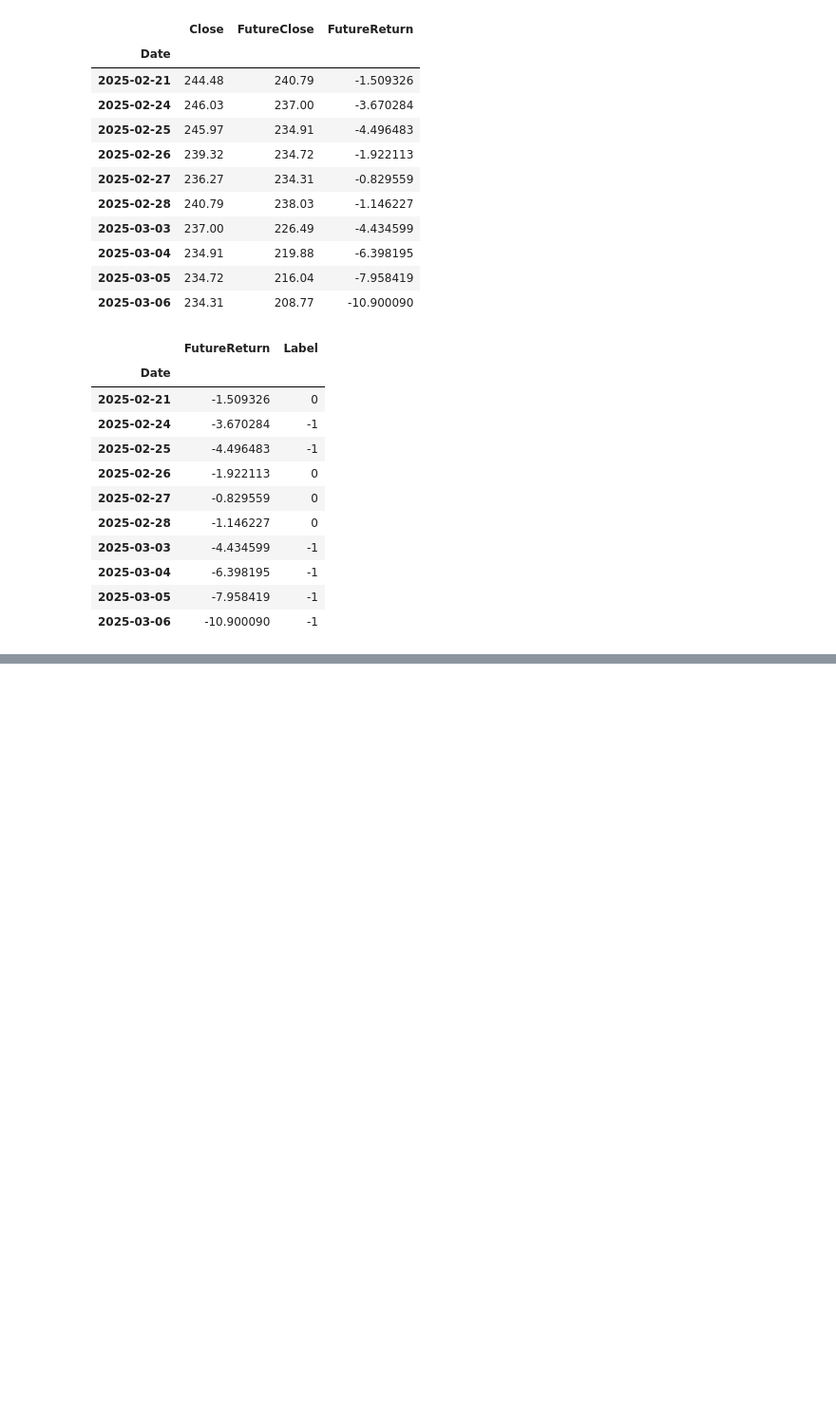
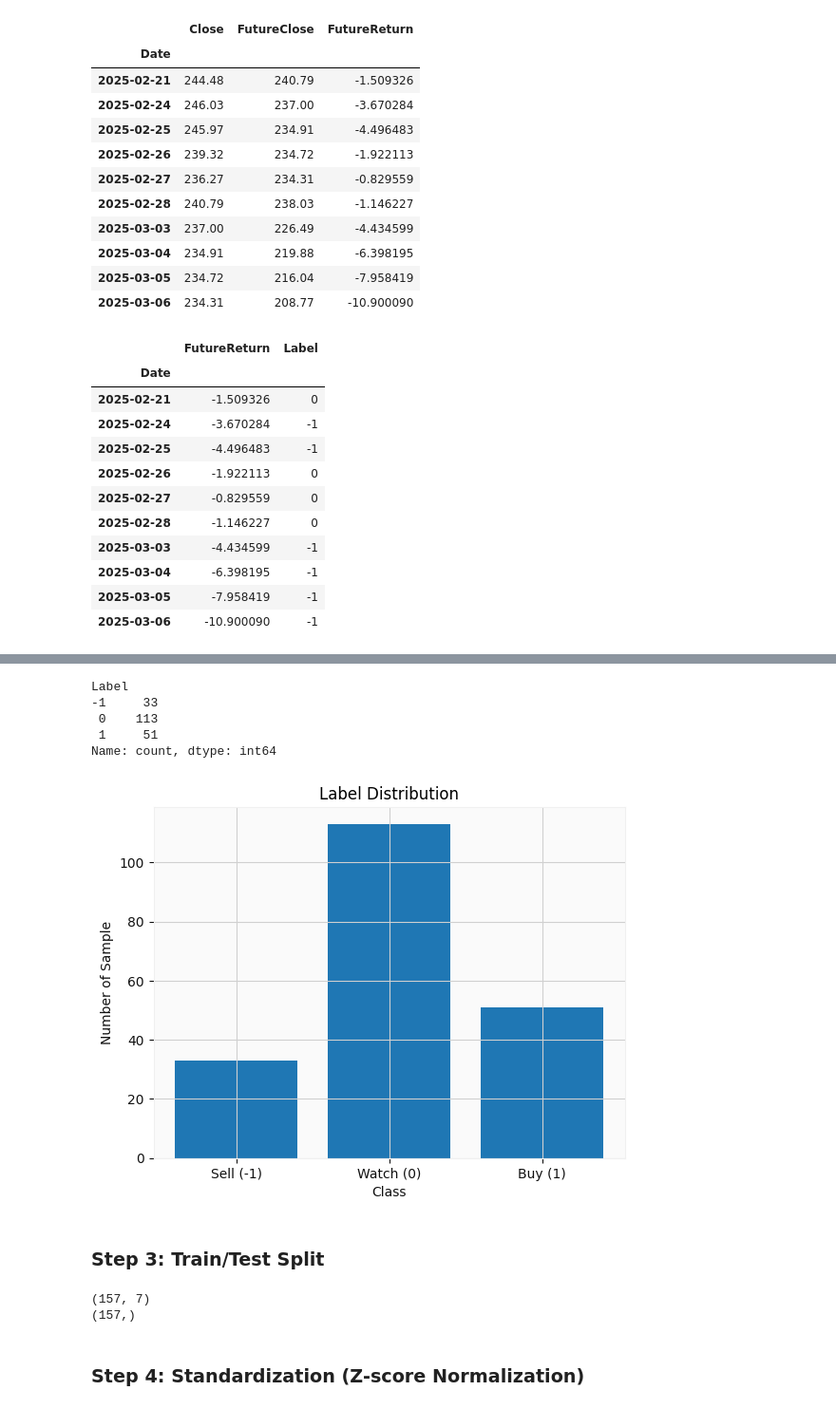
Before and after one commit to alaricbat/FinancialApp, a Jupyter notebook: AA002FinancialAI/ai-module/svm/svm_kernel.ipynb, the cells around one changed output, grey strips where cells are left out. Shown at 95% size. Saved outputs shown, nothing was run; the diff lists cells and outputs as text; code cells hidden in the pictures; blank space fills up the shorter version.

Commit message:
Common:SVM:20260713:Apply standardization for datset

```diff
--- a/AA002FinancialAI/ai-module/svm/svm_kernel.ipynb
+++ b/AA002FinancialAI/ai-module/svm/svm_kernel.ipynb
@@ -413,0 +465,3 @@ apple_last_year_df[
+# %%
+apple_last_year_df = apple_last_year_df.dropna()
+apple_last_year_df
@@ -413,0 +531,6 @@ apple_last_year_df[
+# %%
+X = apple_last_year_df[FEATURES]
+y = apple_last_year_df["Label"]
+print(X.shape)
+print(y.shape)
+X.describe()
@@ -413,0 +549,36 @@ apple_last_year_df[
+# %%
+label_counts = y.value_counts().sort_index()
+print(label_counts)
+plt.bar(
+    ["Sell (-1)", "Watch (0)", "Buy (1)"],
+    label_counts.values
+)
+plt.title("Label Distribution")
+plt.xlabel("Class")
+plt.ylabel("Number of Sample")
+plt.show()
+# %% [output]
+Label
+-1     33
+ 0    113
+ 1     51
+Name: count, dtype: int64
+[figure, added]
+# %% [markdown]
+### <b>Step 3:</b> Train/Test Split
+# %%
+split_index = int(len(X) * 0.8)
+
+X_train = X.iloc[:split_index]
+X_test = X.iloc[split_index:]
+
+y_train = y.iloc[:split_index]
+y_test = y.iloc[split_index:]
+
+print(X_train.shape)
+print(y_train.shape)
+# %% [output]
+(157, 7)
+(157,)
+# %% [markdown]
+### <b>Step 4: </b> Standardization (Z-score Normalization)
```
Also changed, not shown: parts of 14 cells of this notebook.
